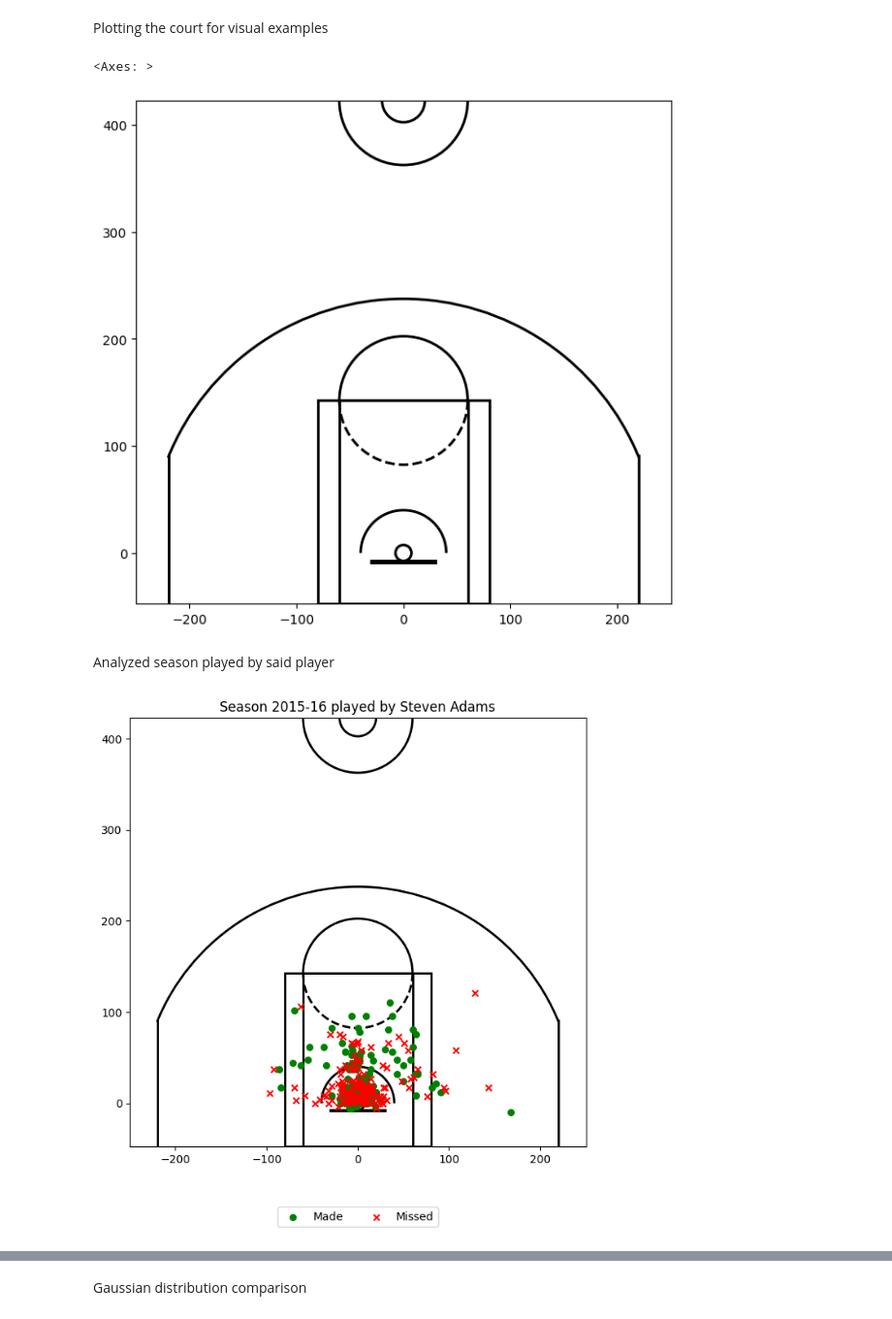
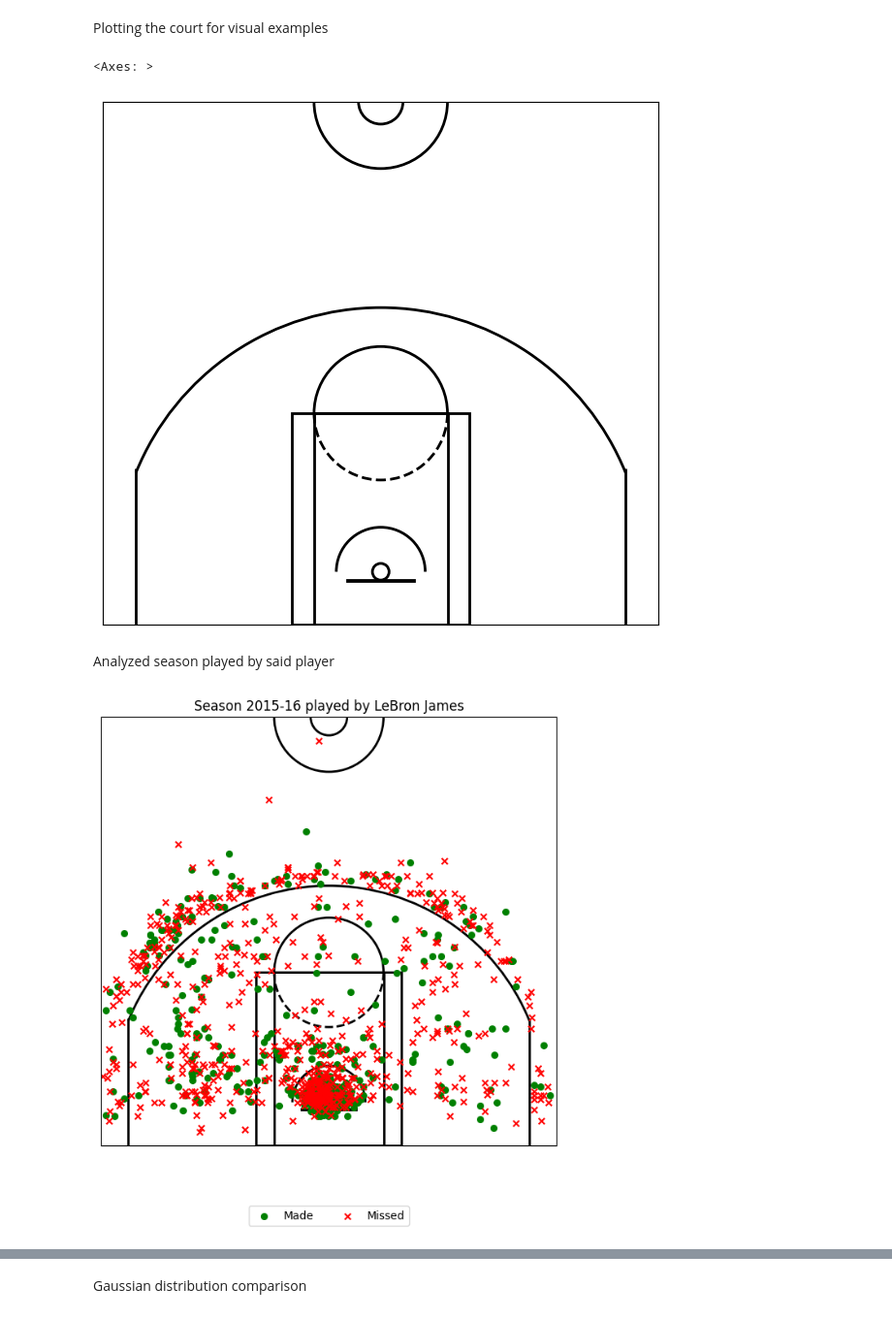
Before and after one commit to alessandromacchi-coder/nbastatsviewer, a Jupyter notebook: statisticsproject.ipynb, the cells around one changed output, grey strips where cells are left out. Shown at 97% size. Saved outputs shown, nothing was run; the diff lists cells and outputs as text; code cells hidden in the pictures.

```diff
--- a/statisticsproject.ipynb
+++ b/statisticsproject.ipynb
@@ -16,7 +35,6 @@ Plotting the court for visual examples
 # %%
 
 fig, ax = plt.subplots(figsize=(10, 7))
-
 def draw_court(ax=None, color='black', lw=2, outer_lines=False, interval=20):
     if ax is None:
         ax = plt.gca()
@@ -48,45 +66,46 @@ def draw_court(ax=None, color='black', lw=2, outer_lines=False, interval=20):
     ax.set_aspect('equal', adjustable='box')
     ax.set_xlim(-250, 250)
     ax.set_ylim(-47.5, 422.5)
+    ax.set_xticks([])
+    ax.set_yticks([])
     return ax
 
 draw_court(ax)
 # %% [output]
 <Axes: >
-[figure, old version]
+[figure, new version]
 # %% [markdown]
 Analyzed season played by said player
 # %%
-player = 'Steven Adams'
+player = 'LeBron James'
 season = 2016
 shotsfiltered=shots[
     (shots['SEASON_1'] == season) &
     (shots['PLAYER_NAME'] == player)
 ]
 
 made_shots = shotsfiltered[shotsfiltered['SHOT_MADE'] == True]
 missed_shots = shotsfiltered[shotsfiltered['SHOT_MADE'] == False]
 
-season = (shotsfiltered['SEASON_2']).iloc[0]
+completeseason = (shotsfiltered['SEASON_2']).iloc[0]
 
 fig, ax = plt.subplots(figsize=(10, 7))
 
-# Draw the lines field
 draw_court(ax)
 
 offset=51.7
 
 ax.scatter(made_shots['LOC_X'] * -10 , made_shots['LOC_Y'] * 10 - offset,
                     color='green', label='Made', s=30)
 ax.scatter(missed_shots['LOC_X'] * -10 , missed_shots['LOC_Y'] * 10 - offset,
                     color='red', label='Missed', marker='x', s=30)
 
 
-# Title of the plot
-ax.set_title(f"Season {season} played by {player}")
+ax.set_title(f"Season {completeseason} played by {player}")
 ax.legend(loc='lower center', bbox_to_anchor=(0.5, -0.2), ncol=2)
 
+
 plt.show()
 # %% [output]
-[figure, old version]
+[figure, new version]
 # %%
```
Also changed, not shown: parts of 11 cells of this notebook, 1 other file.
